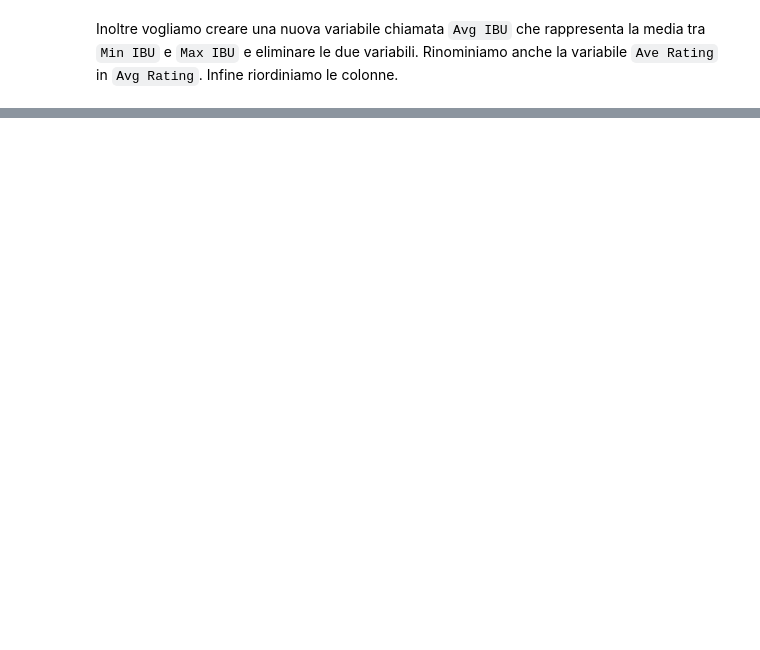
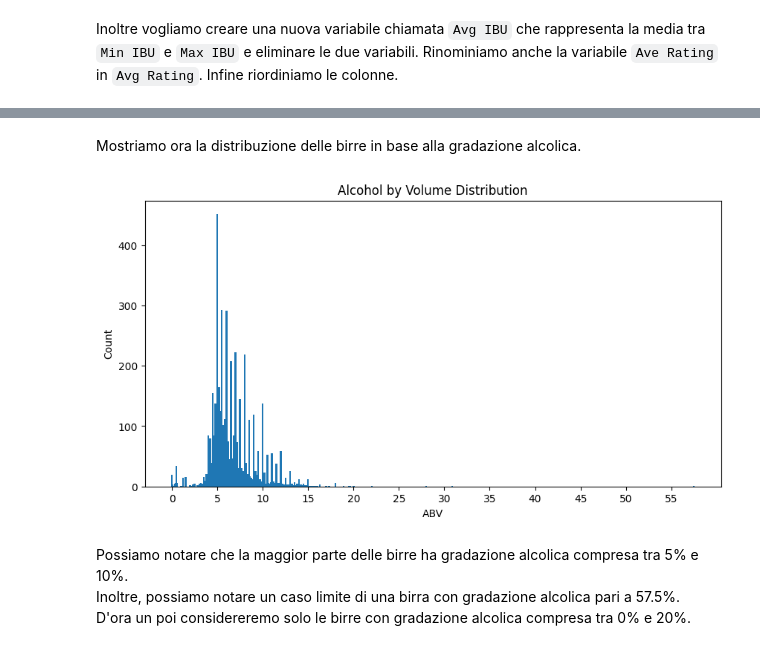
Before and after one commit to ThePaglia/Beer-Recommendator, a Jupyter notebook: BeerWizard.ipynb, the cells around one changed output, grey strips where cells are left out. Saved outputs shown, nothing was run; the diff lists cells and outputs as text; code cells hidden in the pictures; blank space fills up the shorter version.

```diff
--- a/BeerWizard.ipynb
+++ b/BeerWizard.ipynb
@@ -49,4 +51,4 @@ file = "./beer_data_set.csv"
 if not os.path.exists(file):
     print("Missing dataset, download it manually from Kaggle: https://www.kaggle.com/datasets/stephenpolozoff/top-beer-information?select=beer_data_set.csv")
 
-wine = pd.read_csv(file, index_col=1)
+beer = pd.read_csv(file, index_col=1)
@@ -52,0 +77,3 @@ wine = pd.read_csv(file, index_col=1)
+# %%
+beer = beer.dropna()
+print(beer.isnull().sum())
@@ -59,4 +104,4 @@ wine.head(1)
 # %% [markdown]
 Per il nostro specifico caso d'uso, non ci interessano tutti i dati presenti nel dataset, quindi rimuoviamo i dati non necessari.
 # %%
-wine.drop(columns=["Style Key", "Brewery", "Description"], inplace=True)
+beer.drop(columns=["Style Key", "Brewery", "Description"], inplace=True)
@@ -70,9 +114,8 @@ wine.head(2)
 # %% [markdown]
 Inoltre vogliamo creare una nuova variabile chiamata `Avg IBU` che rappresenta la media tra `Min IBU` e `Max IBU` e eliminare le due variabili. Rinominiamo anche la variabile `Ave Rating` in `Avg Rating`. Infine riordiniamo le colonne.
 # %%
-# Crea la variabile Avg IBU facendo la media tra Min IBU e Max IBU e poi elimina le due colonne e mette per terza la nuova colonna
-wine["Avg IBU"] = wine[["Min IBU", "Max IBU"]].mean(axis=1)
-wine.drop(columns=["Min IBU", "Max IBU"], inplace=True)
-wine = wine.rename(columns={"Ave Rating": "Avg Rating"})
-wine = wine[["Name", "Style", "Avg IBU", "Avg Rating", "ABV", "Astringency", "Body", "Alcohol", "Bitter", "Sweet", "Sour", "Salty", "Fruits", "Hoppy", "Spices", "Malty"]]
+beer["Avg IBU"] = beer[["Min IBU", "Max IBU"]].mean(axis=1)
+beer.drop(columns=["Min IBU", "Max IBU"], inplace=True)
+beer = beer.rename(columns={"Ave Rating": "Avg Rating"})
+beer = beer[["Name", "Style", "Avg IBU", "Avg Rating", "ABV", "Astringency", "Body", "Alcohol", "Bitter", "Sweet", "Sour", "Salty", "Fruits", "Hoppy", "Spices", "Malty"]]
 # %%
@@ -89,0 +179,19 @@ TODO: aggiungere descrizione del dataset
+# %% [markdown]
+Mostriamo ora la distribuzione delle birre in base alla gradazione alcolica.
+# %%
+def plot_ABV():
+    plt.figure(figsize=(10, 5))
+    plt.bar(beer["ABV"].value_counts().index, beer["ABV"].value_counts().values, width=0.2)
+    plt.xlabel("ABV")
+    plt.xticks(np.arange(0, 60, 5)) # Rimuovo i valori di ABV superiori a 20% per una migliore visualizzazione
+    plt.ylabel("Count")
+    plt.title("Alcohol by Volume Distribution")
+    plt.show()
+
+plot_ABV()
+# %% [output]
+[figure, added]
+# %% [markdown]
+Possiamo notare che la maggior parte delle birre ha gradazione alcolica compresa tra 5% e 10%. \
+Inoltre, possiamo notare un caso limite di una birra con gradazione alcolica pari a 57.5%. \
+D'ora un poi considereremo solo le birre con gradazione alcolica compresa tra 0% e 20%.
```
Also changed, not shown: parts of 37 cells of this notebook.
